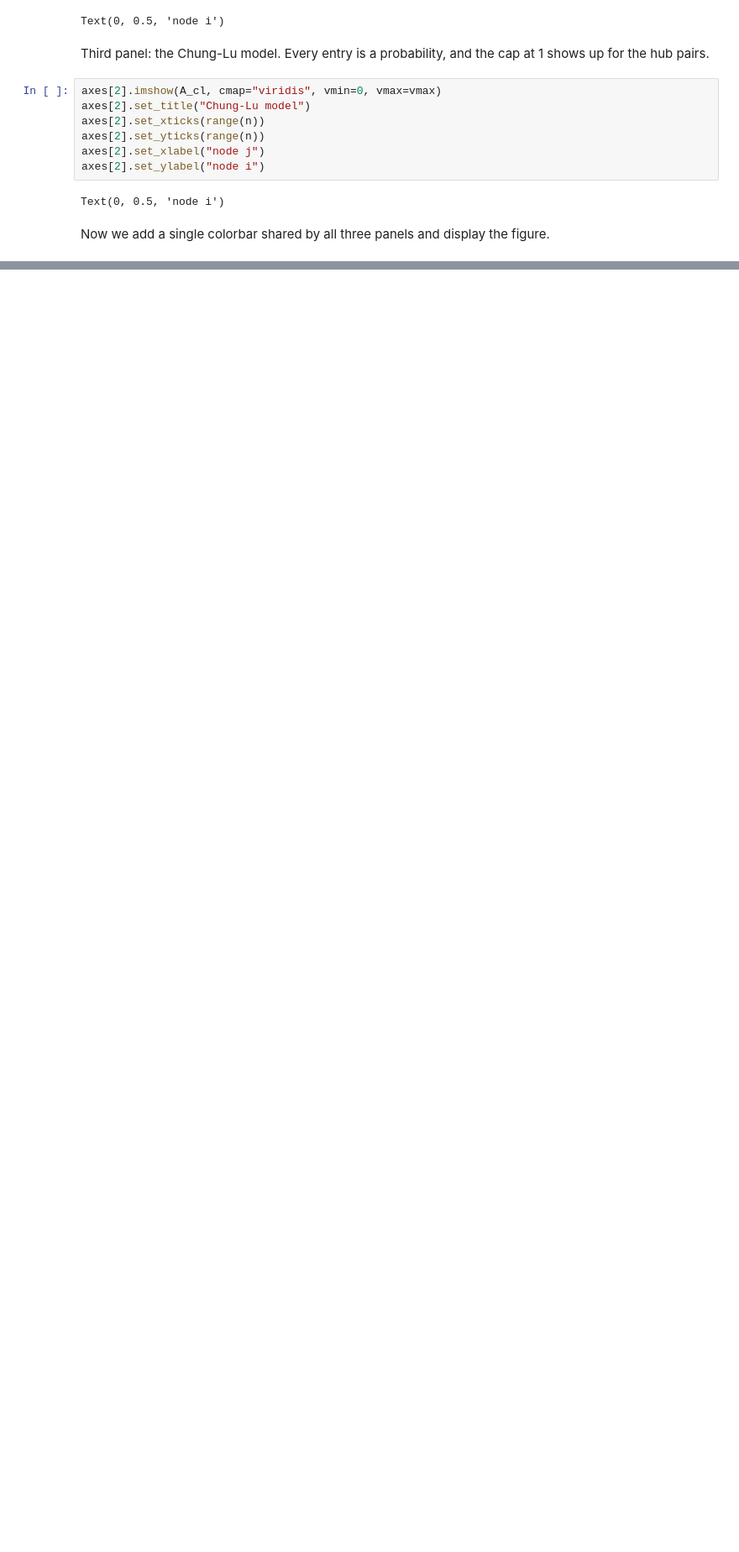
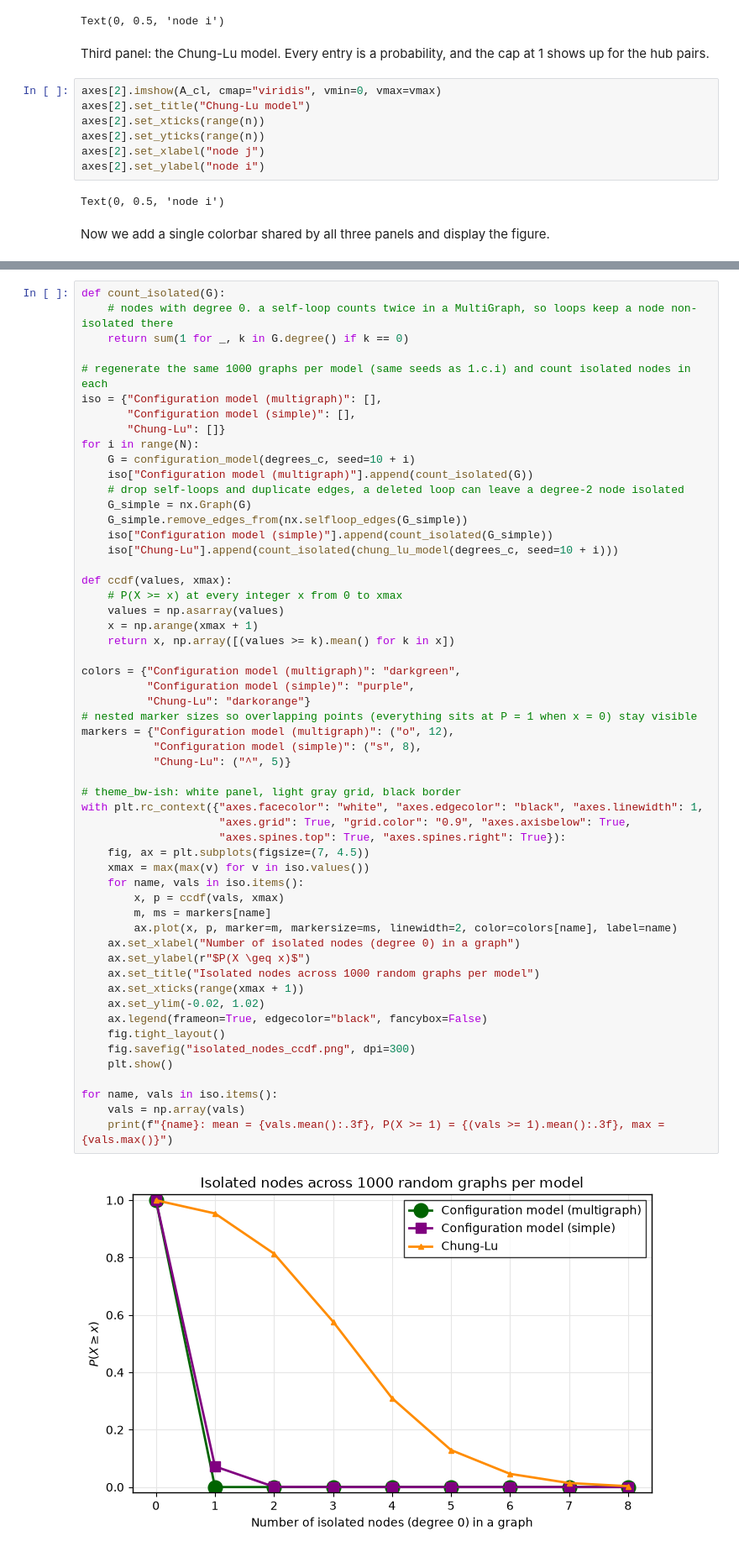
Before and after one commit to 14arjunk/CNET5051_Assignments, a Jupyter notebook: Assignment 2 Files/assignment02_kumar.ipynb, the cells around one changed output, grey strips where cells are left out. Shown at 84% size. Cells and saved outputs as stored; diff of their text form; blank space fills up the shorter version.

Commit message:
a02plots

```diff
--- a/Assignment 2 Files/assignment02_kumar.ipynb
+++ b/Assignment 2 Files/assignment02_kumar.ipynb
@@ -226,0 +247,57 @@ fig
+# %%
+def count_isolated(G):
+    # nodes with degree 0. a self-loop counts twice in a MultiGraph, so loops keep a node non-isolated there
+    return sum(1 for _, k in G.degree() if k == 0)
+
+# regenerate the same 1000 graphs per model (same seeds as 1.c.i) and count isolated nodes in each
+iso = {"Configuration model (multigraph)": [],
+       "Configuration model (simple)": [],
+       "Chung-Lu": []}
+for i in range(N):
+    G = configuration_model(degrees_c, seed=10 + i)
+    iso["Configuration model (multigraph)"].append(count_isolated(G))
+    # drop self-loops and duplicate edges, a deleted loop can leave a degree-2 node isolated
+    G_simple = nx.Graph(G)
+    G_simple.remove_edges_from(nx.selfloop_edges(G_simple))
+    iso["Configuration model (simple)"].append(count_isolated(G_simple))
+    iso["Chung-Lu"].append(count_isolated(chung_lu_model(degrees_c, seed=10 + i)))
+
+def ccdf(values, xmax):
+    # P(X >= x) at every integer x from 0 to xmax
+    values = np.asarray(values)
+    x = np.arange(xmax + 1)
+    return x, np.array([(values >= k).mean() for k in x])
+
+colors = {"Configuration model (multigraph)": "darkgreen",
+          "Configuration model (simple)": "purple",
+          "Chung-Lu": "darkorange"}
+# nested marker sizes so overlapping points (everything sits at P = 1 when x = 0) stay visible
+markers = {"Configuration model (multigraph)": ("o", 12),
+           "Configuration model (simple)": ("s", 8),
+           "Chung-Lu": ("^", 5)}
+
+# theme_bw-ish: white panel, light gray grid, black border
+with plt.rc_context({"axes.facecolor": "white", "axes.edgecolor": "black", "axes.linewidth": 1,
+                     "axes.grid": True, "grid.color": "0.9", "axes.axisbelow": True,
+                     "axes.spines.top": True, "axes.spines.right": True}):
+    fig, ax = plt.subplots(figsize=(7, 4.5))
+    xmax = max(max(v) for v in iso.values())
+    for name, vals in iso.items():
+        x, p = ccdf(vals, xmax)
+        m, ms = markers[name]
+        ax.plot(x, p, marker=m, markersize=ms, linewidth=2, color=colors[name], label=name)
+    ax.set_xlabel("Number of isolated nodes (degree 0) in a graph")
+    ax.set_ylabel(r"$P(X \geq x)$")
+    ax.set_title("Isolated nodes across 1000 random graphs per model")
+    ax.set_xticks(range(xmax + 1))
+    ax.set_ylim(-0.02, 1.02)
+    ax.legend(frameon=True, edgecolor="black", fancybox=False)
+    fig.tight_layout()
+    fig.savefig("isolated_nodes_ccdf.png", dpi=300)
+    plt.show()
+
+for name, vals in iso.items():
+    vals = np.array(vals)
+    print(f"{name}: mean = {vals.mean():.3f}, P(X >= 1) = {(vals >= 1).mean():.3f}, max = {vals.max()}")
+# %% [output]
+[figure, added]
```
Also changed, not shown: parts of 8 cells of this notebook, 2 other files.
